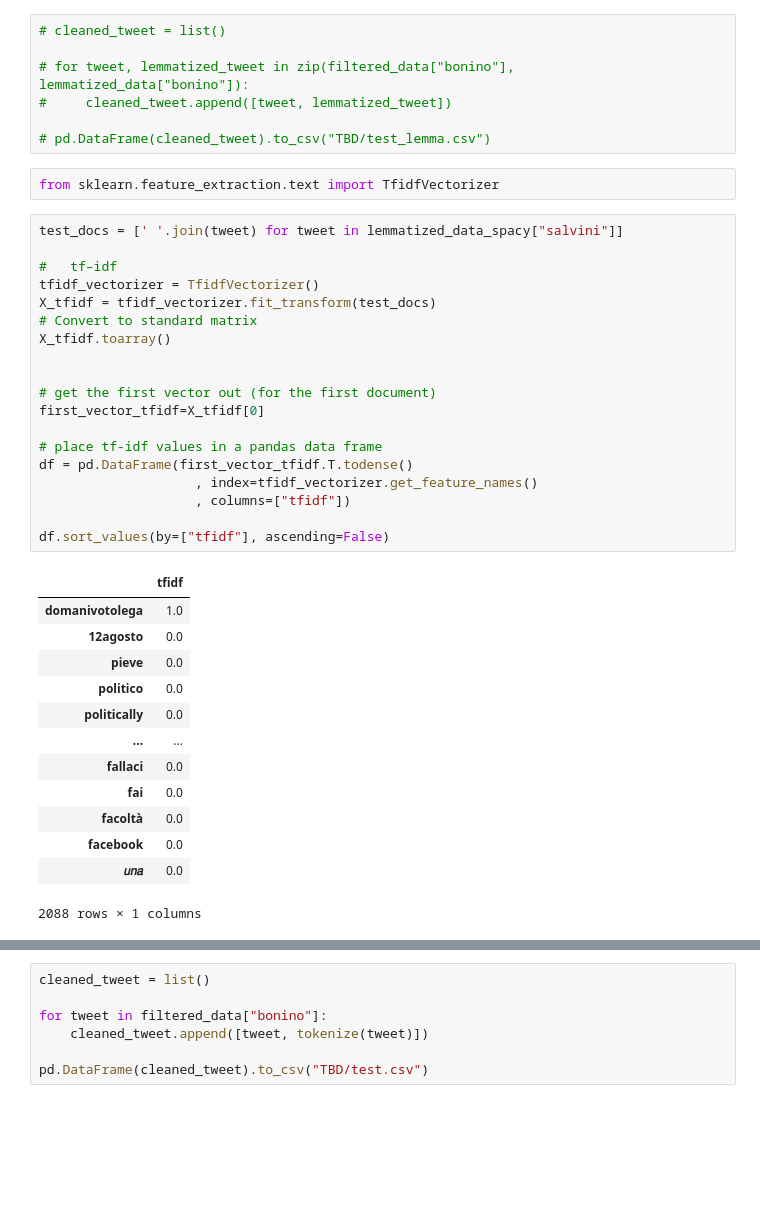
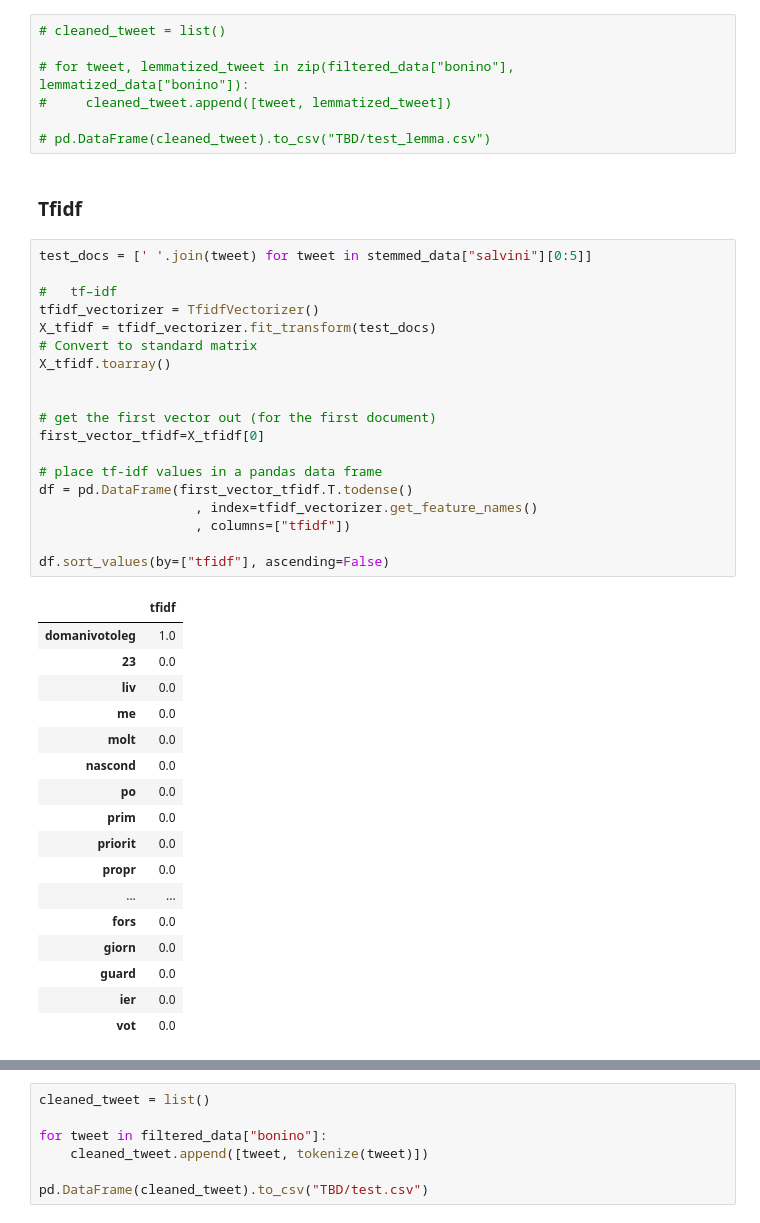
Before and after one commit to bigliolimatteo/how-politicians-change-their-mind, a Jupyter notebook: data_cleaning.ipynb, the cells around one changed output, grey strips where cells are left out. Saved outputs shown, nothing was run; the diff lists cells and outputs as text; blank space fills up the shorter version.

```diff
--- a/data_cleaning.ipynb
+++ b/data_cleaning.ipynb
@@ -147,39 +162,43 @@ TypeError: lemmatize() got an unexpected keyword argument 'lang'
 #     cleaned_tweet.append([tweet, lemmatized_tweet])
 
 # pd.DataFrame(cleaned_tweet).to_csv("TBD/test_lemma.csv")
-# %%
-from sklearn.feature_extraction.text import TfidfVectorizer
+# %% [markdown]
+### Tfidf
 # %%
-test_docs = [' '.join(tweet) for tweet in lemmatized_data_spacy["salvini"]]
+test_docs = [' '.join(tweet) for tweet in stemmed_data["salvini"][0:5]]
 
 #   tf–idf
 tfidf_vectorizer = TfidfVectorizer()
 X_tfidf = tfidf_vectorizer.fit_transform(test_docs)
 # Convert to standard matrix
 X_tfidf.toarray()
 
 
 # get the first vector out (for the first document)
 first_vector_tfidf=X_tfidf[0]
 
 # place tf-idf values in a pandas data frame
 df = pd.DataFrame(first_vector_tfidf.T.todense()
                     , index=tfidf_vectorizer.get_feature_names()
                     , columns=["tfidf"])
 
 df.sort_values(by=["tfidf"], ascending=False)
 # %% [output]
 |  | tfidf |
-| domanivotolega | 1.0 |
-| 12agosto | 0.0 |
-| pieve | 0.0 |
-| politico | 0.0 |
-| politically | 0.0 |
+| domanivotoleg | 1.0 |
+| 23 | 0.0 |
+| liv | 0.0 |
+| me | 0.0 |
+| molt | 0.0 |
+| nascond | 0.0 |
+| po | 0.0 |
+| prim | 0.0 |
+| priorit | 0.0 |
+| propr | 0.0 |
 | ... | ... |
-| fallaci | 0.0 |
-| fai | 0.0 |
-| facoltà | 0.0 |
-| facebook | 0.0 |
-| 𝑢𝑛𝑎 | 0.0 |
+| fors | 0.0 |
+| giorn | 0.0 |
+| guard | 0.0 |
+| ier | 0.0 |
+| vot | 0.0 |
-2088 rows × 1 columns
 # %%
```
Also changed, not shown: parts of 12 cells of this notebook.
